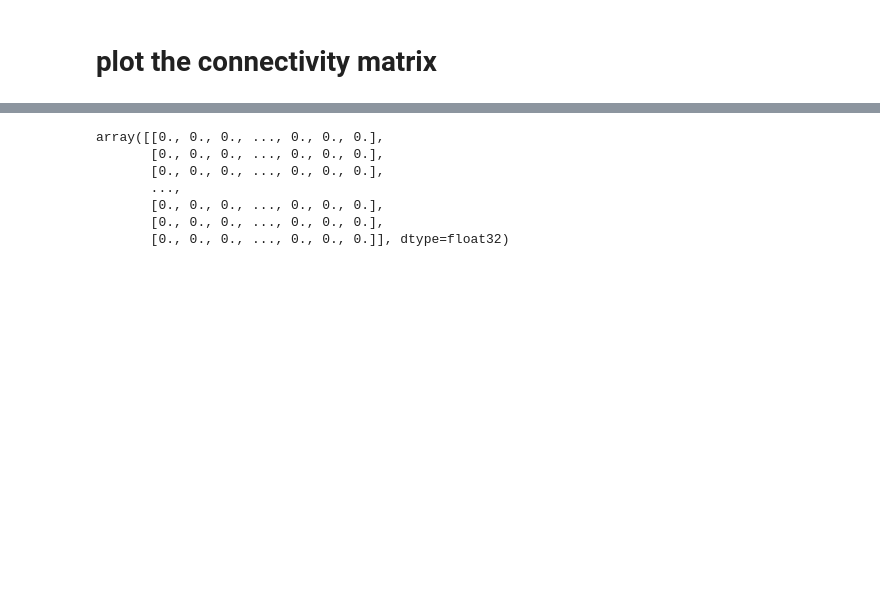
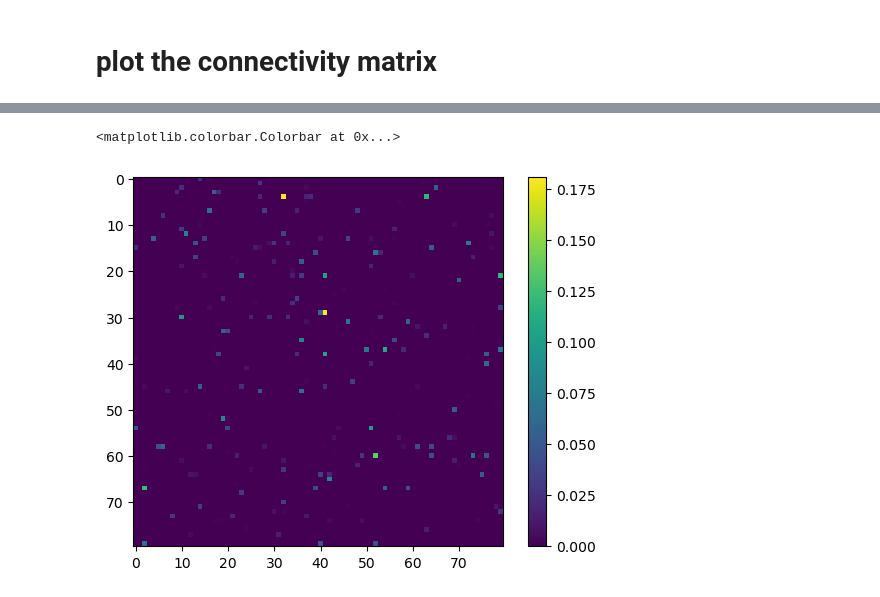
Before and after one commit to tianw6/lowrank_inference, a Jupyter notebook: notebooks/debug3Area.ipynb, the cells around one changed output, grey strips where cells are left out. Drawn from its saved outputs; the diff is of its cells as text; code cells hidden in the pictures; blank space fills up the shorter version.

```diff
--- a/notebooks/debug3Area.ipynb
+++ b/notebooks/debug3Area.ipynb
@@ -279,9 +310,9 @@ for n in range(120, 140):
 # %% [markdown]
 # plot the connectivity matrix
 # %%
-wrec = net.wrec.cpu()
-wi = net.wi.cpu()
-wo = net.wo.cpu()
+wrec = net.w_rec_eff.cpu()
+wi = net.w_in_eff.cpu()
+wo = net.w_out_eff.cpu()
 
 a = wrec.detach().numpy()
 plt.imshow(a)
@@ -307,10 +338,6 @@ plt.show()
 # %%
-a[:80,:100]
+plt.imshow(a[200:280,100:180])
+plt.colorbar()
 # %% [output]
-array([[0., 0., 0., ..., 0., 0., 0.],
-       [0., 0., 0., ..., 0., 0., 0.],
-       [0., 0., 0., ..., 0., 0., 0.],
-       ...,
-       [0., 0., 0., ..., 0., 0., 0.],
-       [0., 0., 0., ..., 0., 0., 0.],
-       [0., 0., 0., ..., 0., 0., 0.]], dtype=float32)
+<matplotlib.colorbar.Colorbar at 0x...>
+[figure, added]
```
Also changed, not shown: parts of 23 cells of this notebook, 4 other files.
